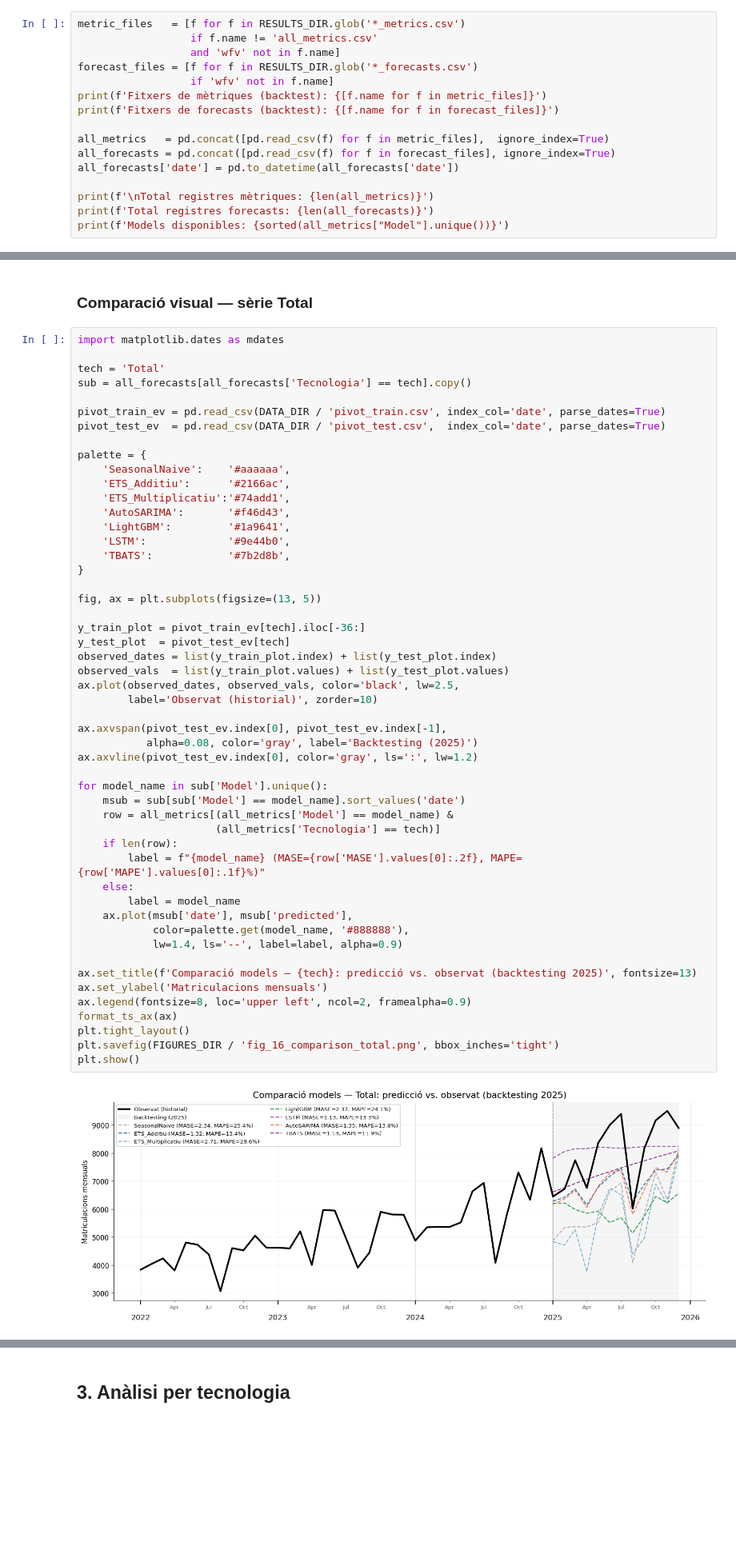
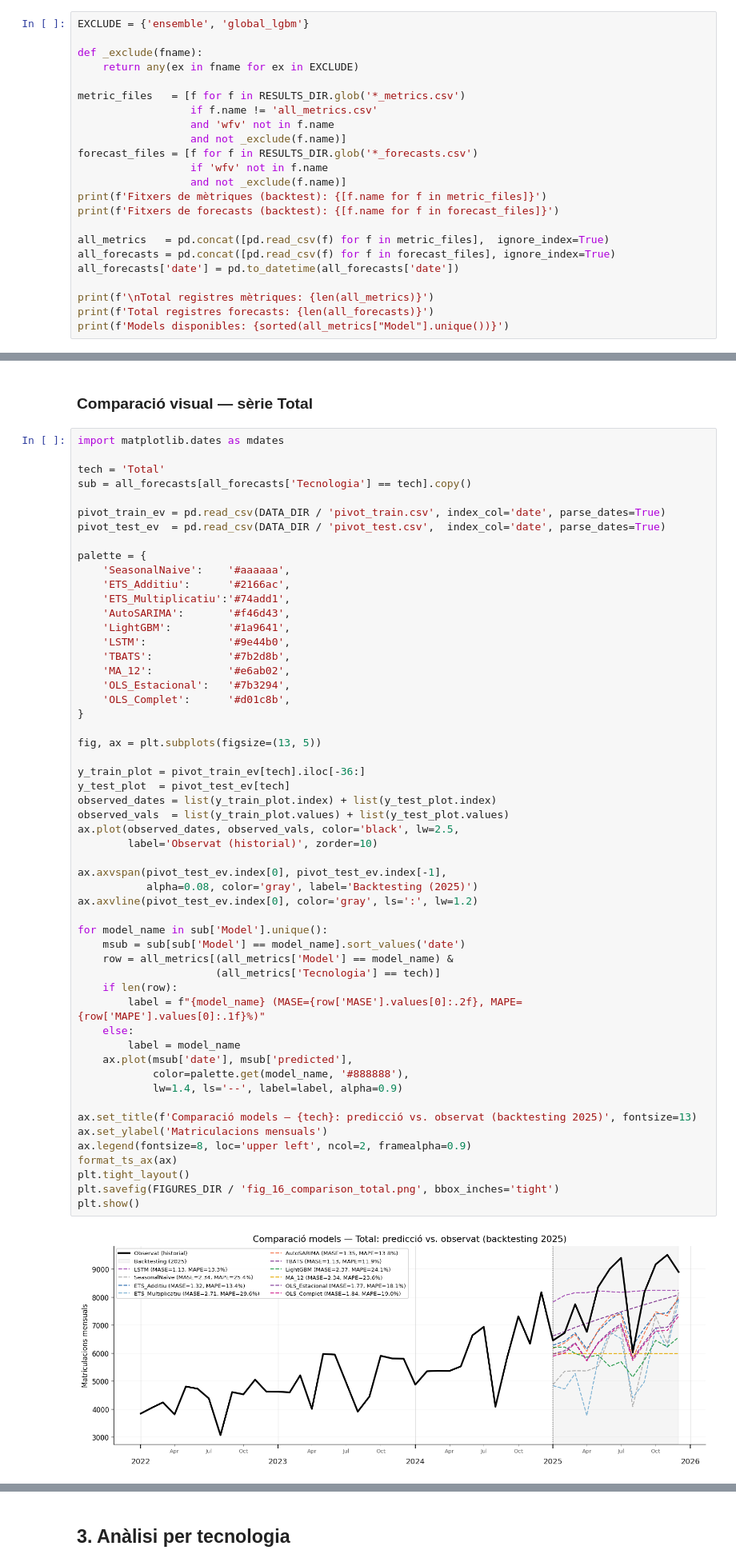
Before and after one commit to C0SBEL/projecte-forecasting, a Jupyter notebook: notebooks/evaluation.ipynb, the cells around one changed output, grey strips where cells are left out. Shown at 80% size. Drawn from its saved outputs; the diff is of its cells as text; blank space fills up the shorter version.

Commit message:
Add ensemble, global LGBM, deterministic models and 2026 forecast
Co-Authored-By: Claude Sonnet 4.6 <noreply@anthropic.com>

```diff
--- a/notebooks/evaluation.ipynb
+++ b/notebooks/evaluation.ipynb
@@ -28,11 +33,18 @@ TECNOLOGIES = TECNOLOGIES_MODELITZABLES + ['Total']
 # %% [markdown]
 ## 1. Carregar tots els resultats
 # %%
+EXCLUDE = {'ensemble', 'global_lgbm'}
+
+def _exclude(fname):
+    return any(ex in fname for ex in EXCLUDE)
+
 metric_files   = [f for f in RESULTS_DIR.glob('*_metrics.csv')
                   if f.name != 'all_metrics.csv'
-                  and 'wfv' not in f.name]
+                  and 'wfv' not in f.name
+                  and not _exclude(f.name)]
 forecast_files = [f for f in RESULTS_DIR.glob('*_forecasts.csv')
-                  if 'wfv' not in f.name]
+                  if 'wfv' not in f.name
+                  and not _exclude(f.name)]
 print(f'Fitxers de mètriques (backtest): {[f.name for f in metric_files]}')
 print(f'Fitxers de forecasts (backtest): {[f.name for f in forecast_files]}')
 
@@ -128,6 +143,9 @@ palette = {
     'LightGBM':         '#1a9641',
     'LSTM':             '#9e44b0',
     'TBATS':            '#7b2d8b',
+    'MA_12':            '#e6ab02',
+    'OLS_Estacional':   '#7b3294',
+    'OLS_Complet':      '#d01c8b',
 }
 
 fig, ax = plt.subplots(figsize=(13, 5))
@@ -136,32 +154,32 @@ y_train_plot = pivot_train_ev[tech].iloc[-36:]
 y_test_plot  = pivot_test_ev[tech]
 observed_dates = list(y_train_plot.index) + list(y_test_plot.index)
 observed_vals  = list(y_train_plot.values) + list(y_test_plot.values)
 ax.plot(observed_dates, observed_vals, color='black', lw=2.5,
         label='Observat (historial)', zorder=10)
 
 ax.axvspan(pivot_test_ev.index[0], pivot_test_ev.index[-1],
            alpha=0.08, color='gray', label='Backtesting (2025)')
 ax.axvline(pivot_test_ev.index[0], color='gray', ls=':', lw=1.2)
 
 for model_name in sub['Model'].unique():
     msub = sub[sub['Model'] == model_name].sort_values('date')
     row = all_metrics[(all_metrics['Model'] == model_name) &
                       (all_metrics['Tecnologia'] == tech)]
     if len(row):
         label = f"{model_name} (MASE={row['MASE'].values[0]:.2f}, MAPE={row['MAPE'].values[0]:.1f}%)"
     else:
         label = model_name
     ax.plot(msub['date'], msub['predicted'],
             color=palette.get(model_name, '#888888'),
             lw=1.4, ls='--', label=label, alpha=0.9)
 
 ax.set_title(f'Comparació models — {tech}: predicció vs. observat (backtesting 2025)', fontsize=13)
 ax.set_ylabel('Matriculacions mensuals')
 ax.legend(fontsize=8, loc='upper left', ncol=2, framealpha=0.9)
 format_ts_ax(ax)
 plt.tight_layout()
 plt.savefig(FIGURES_DIR / 'fig_16_comparison_total.png', bbox_inches='tight')
 plt.show()
 # %% [output]
-[figure, old version]
+[figure, new version]
 # %% [markdown]
```
Also changed, not shown: parts of 14 cells of this notebook, 57 other files.
